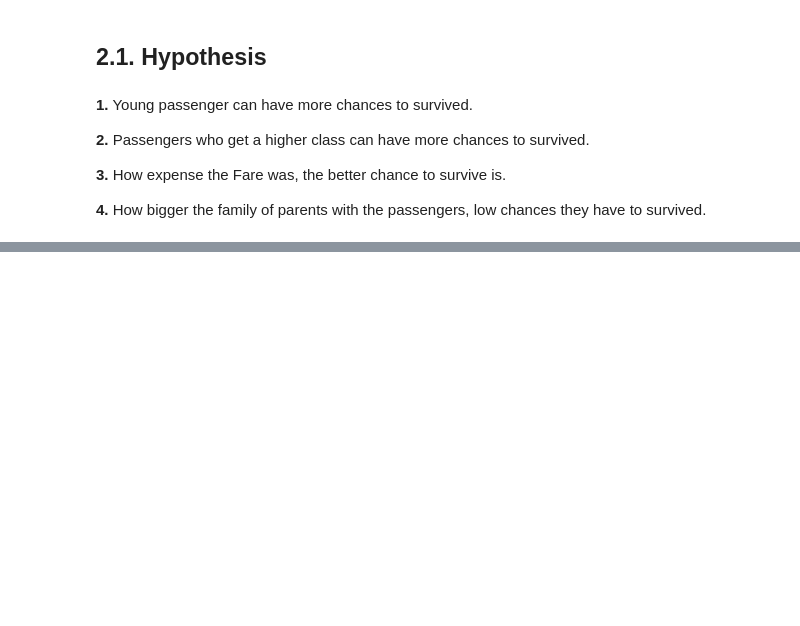
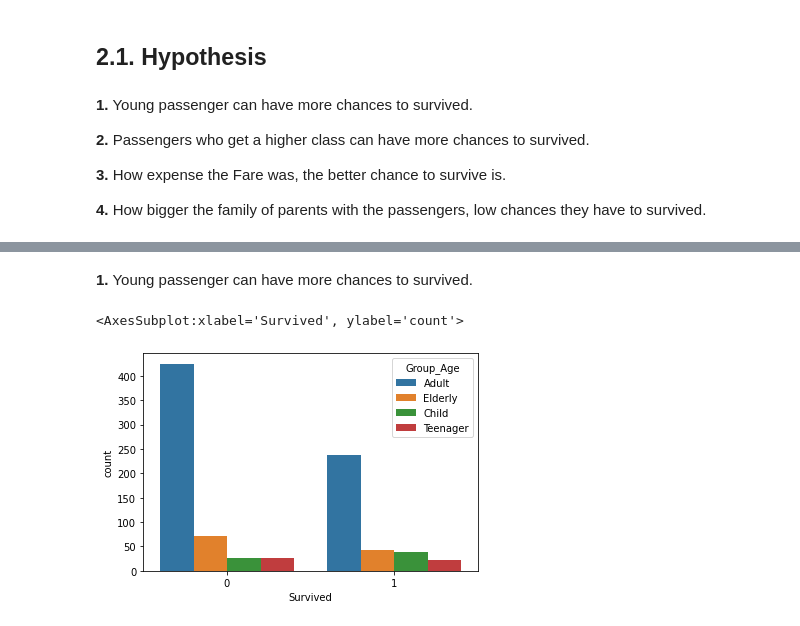
Before and after one commit to augusto-matos/Titanic-Project, a Jupyter notebook: Titanic.ipynb, the cells around one changed output, grey strips where cells are left out. Saved outputs shown, nothing was run; the diff lists cells and outputs as text; code cells hidden in the pictures; blank space fills up the shorter version.

```diff
--- a/Titanic.ipynb
+++ b/Titanic.ipynb
@@ -261,6 +246,32 @@ df2['Family_Size'] = df2['SibSp'] + df2['Parch']
 df2['Fare_Per_Person'] = df2['Fare'] / (df2['Family_Size']+1)
 df2['Embarked'] = df2['Embarked'].apply(lambda x: 'Cherbourg' if x == 'C' else 'Queenstown' if x == 'Q' else 'Southampton')
 
+group_age = []
+for i in df2['Age']:
+    if i < 11:
+        group_age.append('Child')
+    elif i >=11 and i <= 17:
+        group_age.append('Teenager')
+    elif i >=18 and i <=44:
+        group_age.append('Adult')
+    else:
+        group_age.append('Elderly')
+
+df2['Group_Age'] = group_age
+
+
 test['Family_Size'] = test['SibSp'] + test['Parch']
 test['Fare_Per_Person'] = test['Fare'] / (test['Family_Size'])
 test['Embarked'] = test['Embarked'].apply(lambda x: 'Cherbourg' if x == 'C' else 'Queenstown' if x == 'Q' else 'Southampton')
+
+group_age_test = []
+for i in test['Age']:
+    if i < 11:
+        group_age_test.append('Child')
+    elif i >=11 and i <= 17:
+        group_age_test.append('Teenager')
+    elif i >=18 and i <=44:
+        group_age_test.append('Adult')
+    else:
+        group_age_test.append('Elderly')
+test['Group_Age'] = group_age_test
@@ -267,4 +285,4 @@ test['Embarked'] = test['Embarked'].apply(lambda x: 'Cherbourg' if x == 'C' else
 # %%
 df2 = df2[['PassengerId', 'Pclass', 'Name', 'Sex', 'Age', 'SibSp',
-       'Parch', 'Ticket', 'Fare', 'Embarked', 'Family_Size',
-       'Fare_Per_Person','Survived']]
+       'Parch', 'Ticket', 'Fare', 'Embarked', 'Family_Size', 'Fare_Per_Person',
+       'Group_Age', 'Survived']]
@@ -277,0 +291,2 @@ Name: Embarked, dtype: int64
+# %%
+df3 = df2.copy()
@@ -277,0 +302,7 @@ Name: Embarked, dtype: int64
+# %% [markdown]
+**1.** Young passenger can have more chances to survived.
+# %%
+sns.countplot(df3['Survived'], hue='Group_Age', data=df3)
+# %% [output]
+<AxesSubplot:xlabel='Survived', ylabel='count'>
+[figure, added]
```
Also changed, not shown: parts of 16 cells of this notebook.
